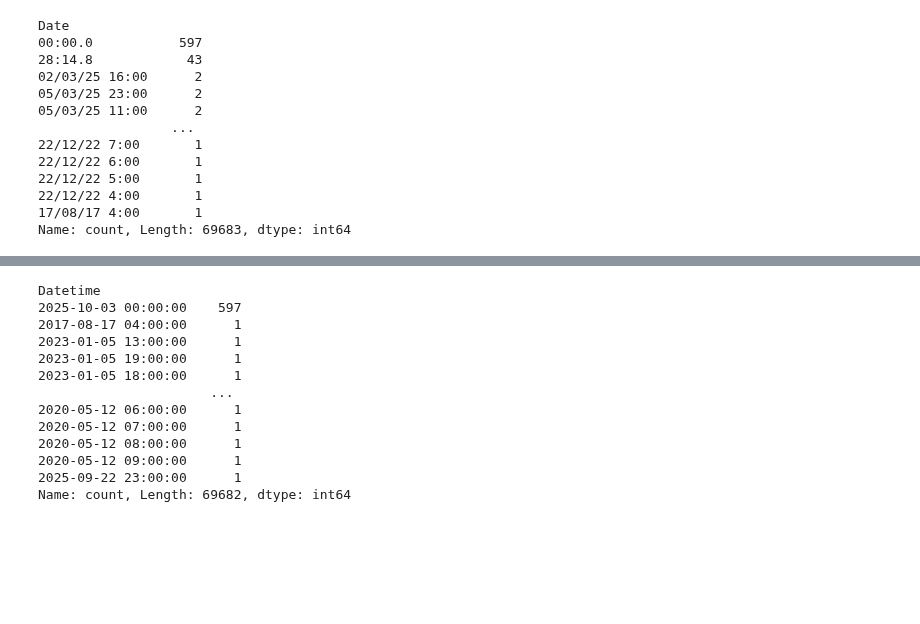
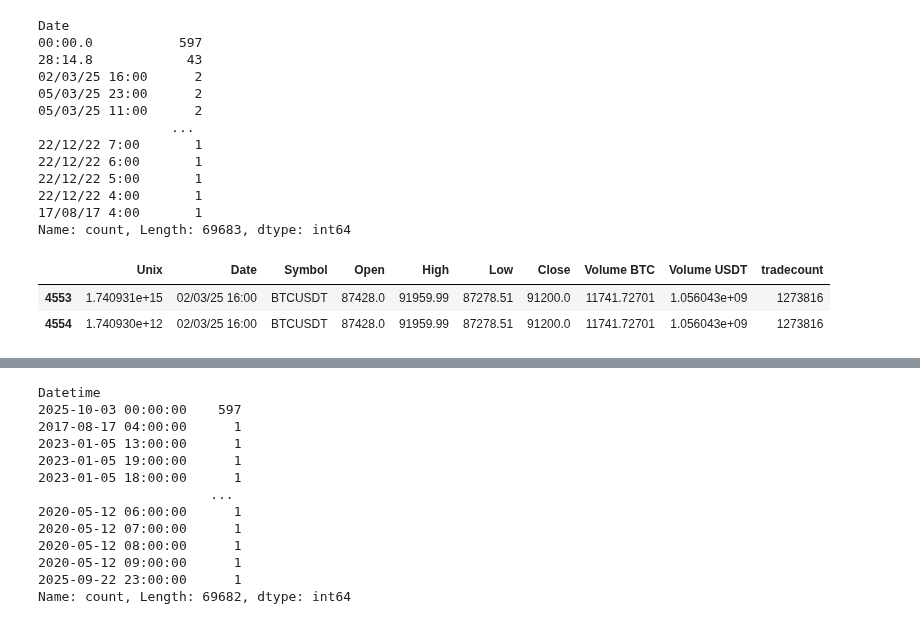
Before and after one commit to LuisMB09/Trading, a Jupyter notebook: test_data.ipynb, the cells around one changed output, grey strips where cells are left out. Saved outputs shown, nothing was run; the diff lists cells and outputs as text; code cells hidden in the pictures; blank space fills up the shorter version.

Commit message:
getting repeated date

```diff
--- a/test_data.ipynb
+++ b/test_data.ipynb
@@ -110,6 +110,12 @@ Date
 22/12/22 4:00       1
 17/08/17 4:00       1
 Name: count, Length: 69683, dtype: int64
+# %%
+data[data['Date'] == '02/03/25 16:00']
+# %% [output]
+|  | Unix | Date | Symbol | Open | High | Low | Close | Volume BTC | Volume USDT | tradecount |
+| 4553 | 1.740931e+15 | 02/03/25 16:00 | BTCUSDT | 87428.0 | 91959.99 | 87278.51 | 91200.0 | 11741.72701 | 1.056043e+09 | 1273816 |
+| 4554 | 1.740930e+12 | 02/03/25 16:00 | BTCUSDT | 87428.0 | 91959.99 | 87278.51 | 91200.0 | 11741.72701 | 1.056043e+09 | 1273816 |
 # %%
 data = process_data(data)
 data
```
Also changed, not shown: 1 other file.
